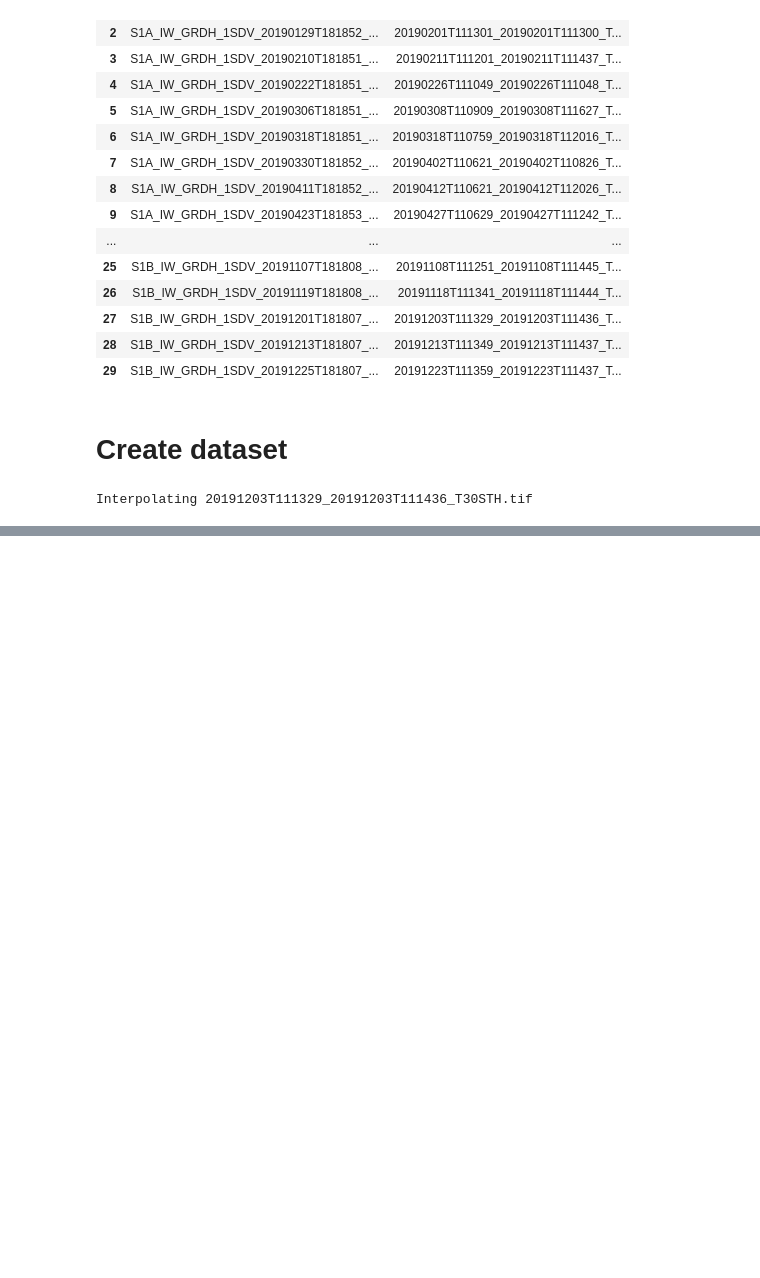
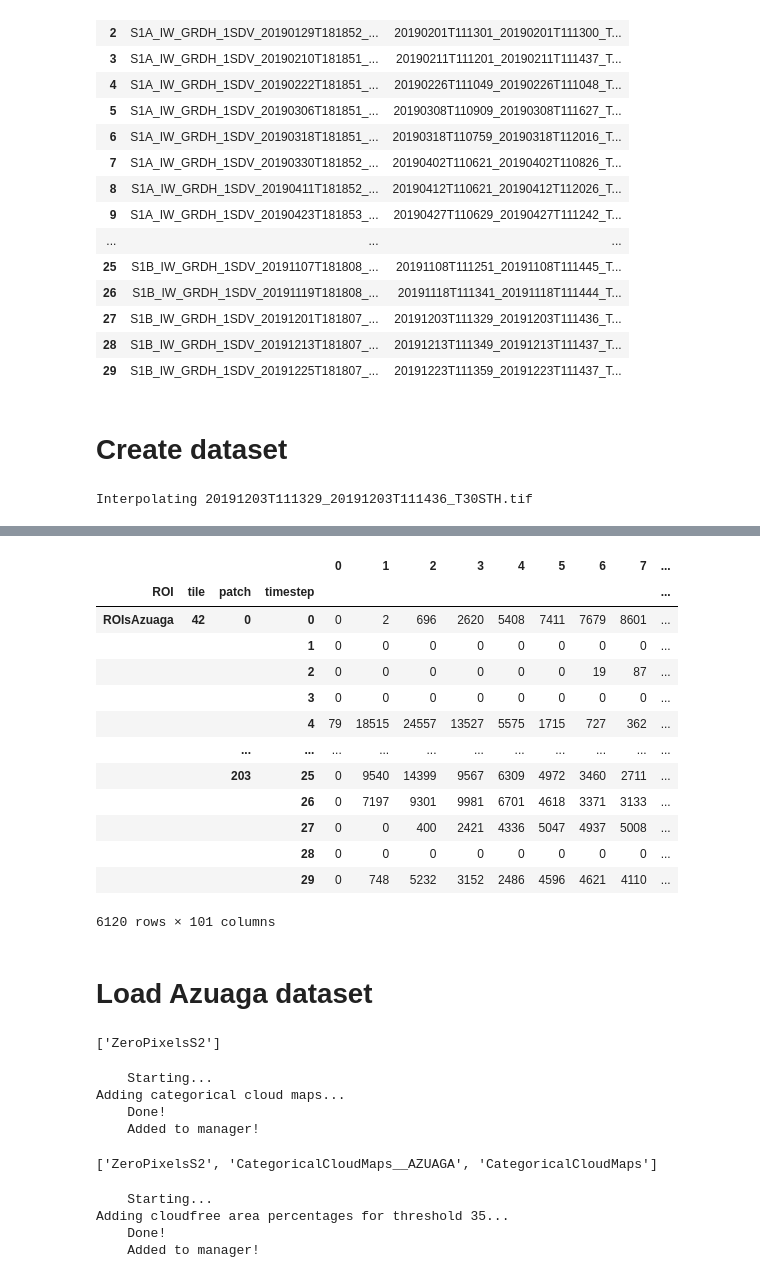
Before and after one commit to shaprann/spatiotemporal, a Jupyter notebook: scripts/Create_Azuaga_dataset.ipynb, the cells around one changed output, grey strips where cells are left out. Saved outputs shown, nothing was run; the diff lists cells and outputs as text; code cells hidden in the pictures; blank space fills up the shorter version.

```diff
--- a/scripts/Create_Azuaga_dataset.ipynb
+++ b/scripts/Create_Azuaga_dataset.ipynb
@@ -212,2 +194,0 @@ date
-# %%
-outfile = ImageFile(root_dir=target_path, ROI=ROI, timestep=timestep, tile=tile, patch=patch, modality=modality, date=date)
@@ -245,0 +252,9 @@ donor_image_reader = None
+# %%
+root_dir = '/LOCAL2/shvl/datasets/cloud_removal/AZUAGA'
+cloud_maps_dir = "/LOCAL2/shvl/datasets/cloud_removal/AZUAGA_cloudmaps"
+dataset_manager = DatasetManager(
+    root_dir=root_dir,
+    cloud_maps_dir=cloud_maps_dir,
+    cloud_probability_threshold=0.35
+)
+dataset_manager.load_dataset()
@@ -245,0 +324,2 @@ donor_image_reader = None
+# %%
+categorical_dataset = CategoricalCloudMapDataset(dataset_manager=dataset_manager)
@@ -245,0 +331,19 @@ donor_image_reader = None
+# %%
+categorical_dataset.cloud_histogram
+# %% [output]
+|  |  |  |  | 0 | 1 | 2 | 3 | 4 | 5 | 6 | 7 | ... |
+| ROI | tile | patch | timestep |  |  |  |  |  |  |  |  | ... |
+| ROIsAzuaga | 42 | 0 | 0 | 0 | 2 | 696 | 2620 | 5408 | 7411 | 7679 | 8601 | ... |
+|  |  |  | 1 | 0 | 0 | 0 | 0 | 0 | 0 | 0 | 0 | ... |
+|  |  |  | 2 | 0 | 0 | 0 | 0 | 0 | 0 | 19 | 87 | ... |
+|  |  |  | 3 | 0 | 0 | 0 | 0 | 0 | 0 | 0 | 0 | ... |
+|  |  |  | 4 | 79 | 18515 | 24557 | 13527 | 5575 | 1715 | 727 | 362 | ... |
+|  |  | ... | ... | ... | ... | ... | ... | ... | ... | ... | ... | ... |
+|  |  | 203 | 25 | 0 | 9540 | 14399 | 9567 | 6309 | 4972 | 3460 | 2711 | ... |
+|  |  |  | 26 | 0 | 7197 | 9301 | 9981 | 6701 | 4618 | 3371 | 3133 | ... |
+|  |  |  | 27 | 0 | 0 | 400 | 2421 | 4336 | 5047 | 4937 | 5008 | ... |
+|  |  |  | 28 | 0 | 0 | 0 | 0 | 0 | 0 | 0 | 0 | ... |
+|  |  |  | 29 | 0 | 748 | 5232 | 3152 | 2486 | 4596 | 4621 | 4110 | ... |
+6120 rows × 101 columns
+# %% [markdown]
+# Load Azuaga dataset
@@ -245,0 +372,26 @@ donor_image_reader = None
+# %%
+# Ad-hoc fix just to make it work
+dataset_manager._modifications.append("ZeroPixelsS2")
+dataset_manager._modifications
+# %% [output]
+['ZeroPixelsS2']
+# %%
+CategoricalCloudMaps(dataset_manager=dataset_manager, name_postfix="AZUAGA").apply(verbose=True)
+# %% [output]
+    Starting...
+Adding categorical cloud maps...
+    Done!
+    Added to manager!
+# %%
+# Another ad-hoc fix
+dataset_manager._modifications.append("CategoricalCloudMaps")
+dataset_manager._modifications
+# %% [output]
+['ZeroPixelsS2', 'CategoricalCloudMaps__AZUAGA', 'CategoricalCloudMaps']
+# %%
+CloudfreeArea(dataset_manager=dataset_manager, name_postfix="AZUAGA").apply(verbose=True)
+# %% [output]
+    Starting...
+Adding cloudfree area percentages for threshold 35...
+    Done!
+    Added to manager!
```
Also changed, not shown: parts of 37 cells of this notebook.
